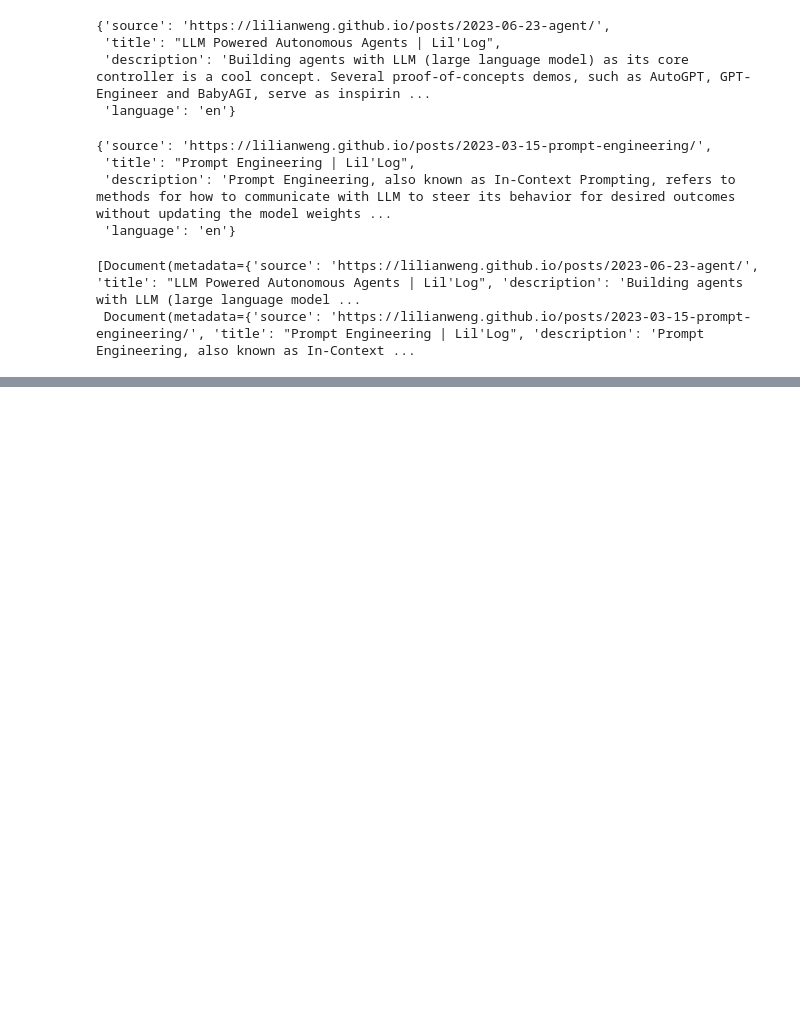
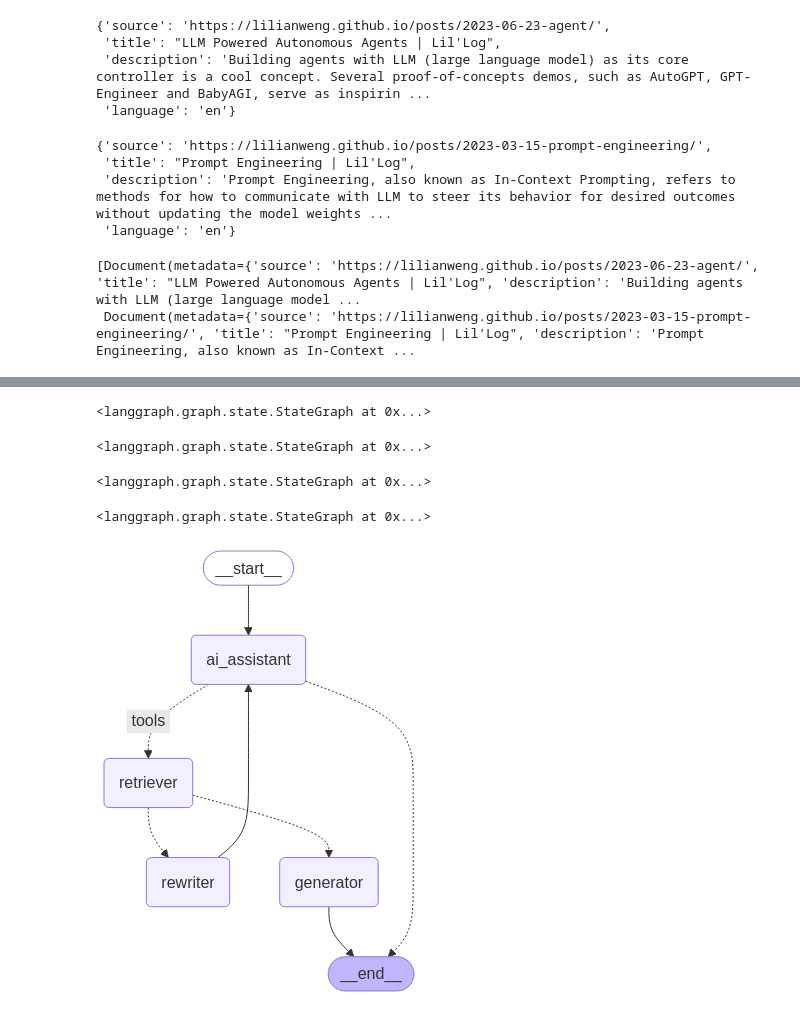
Before and after one commit to harshitg433/langgraph_project, a Jupyter notebook: agentic_rag.ipynb, the cells around one changed output, grey strips where cells are left out. Cells and saved outputs as stored; diff of their text form; code cells hidden in the pictures; blank space fills up the shorter version.

```diff
--- a/agentic_rag.ipynb
+++ b/agentic_rag.ipynb
@@ -113,5 +187,23 @@ workflow.add_node("generator",generate)
 # %%
-workflow.add_edge()
-workflow.add_conditional_edges()
+workflow.add_edge(START,"ai_assistant")
+workflow.add_conditional_edges("ai_assistant",tools_condition,
+                               {"tools": "retriever",
+                                END: END,})
+# %% [output]
+<langgraph.graph.state.StateGraph at 0x...>
+# %%
+workflow.add_conditional_edges("retriever",
+                               grade_documents,
+                               {"rewriter": "rewriter","generator":"generator"})
+# %% [output]
+<langgraph.graph.state.StateGraph at 0x...>
+# %%
+workflow.add_edge("generator", END)
+# %% [output]
+<langgraph.graph.state.StateGraph at 0x...>
+# %%
+workflow.add_edge("rewriter", "ai_assistant")
+# %% [output]
+<langgraph.graph.state.StateGraph at 0x...>
 # %%
 app = workflow.compile()
@@ -119,0 +210,10 @@ app.invoke("")
+# %%
+from IPython.display import Image, display
+
+try:
+    display(Image(app.get_graph(xray=True).draw_mermaid_png()))
+except Exception:
+    # This requires some extra dependencies and is optional
+    pass
+# %% [output]
+[figure, added]
```
Also changed, not shown: parts of 20 cells of this notebook.
